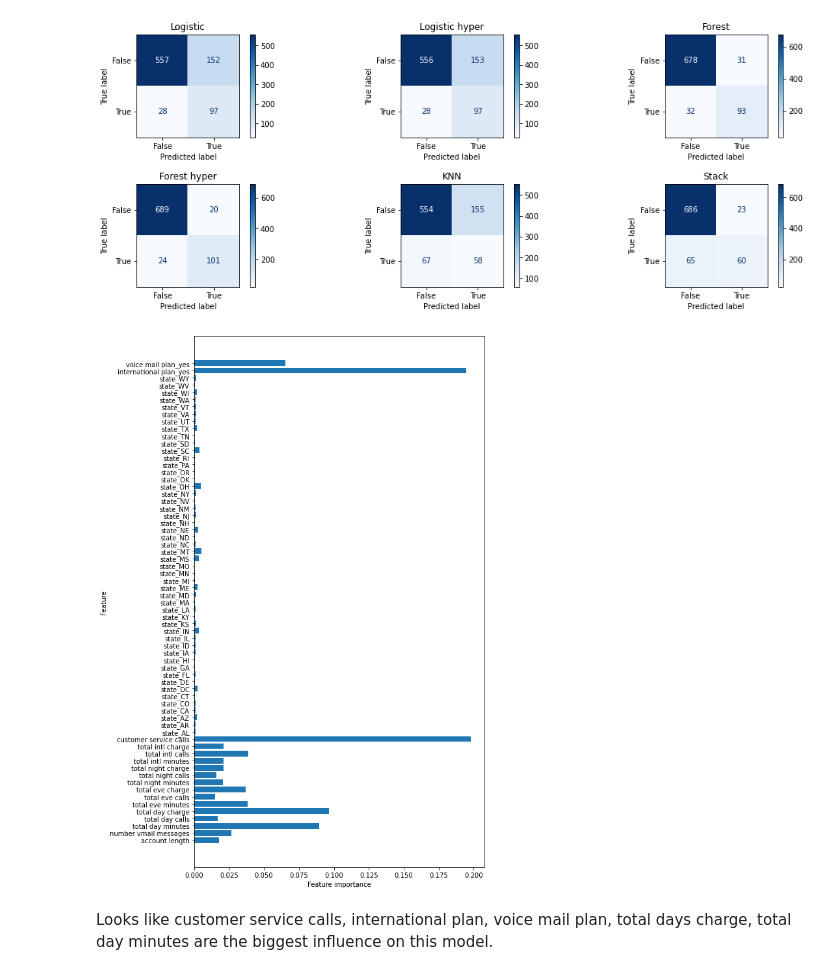
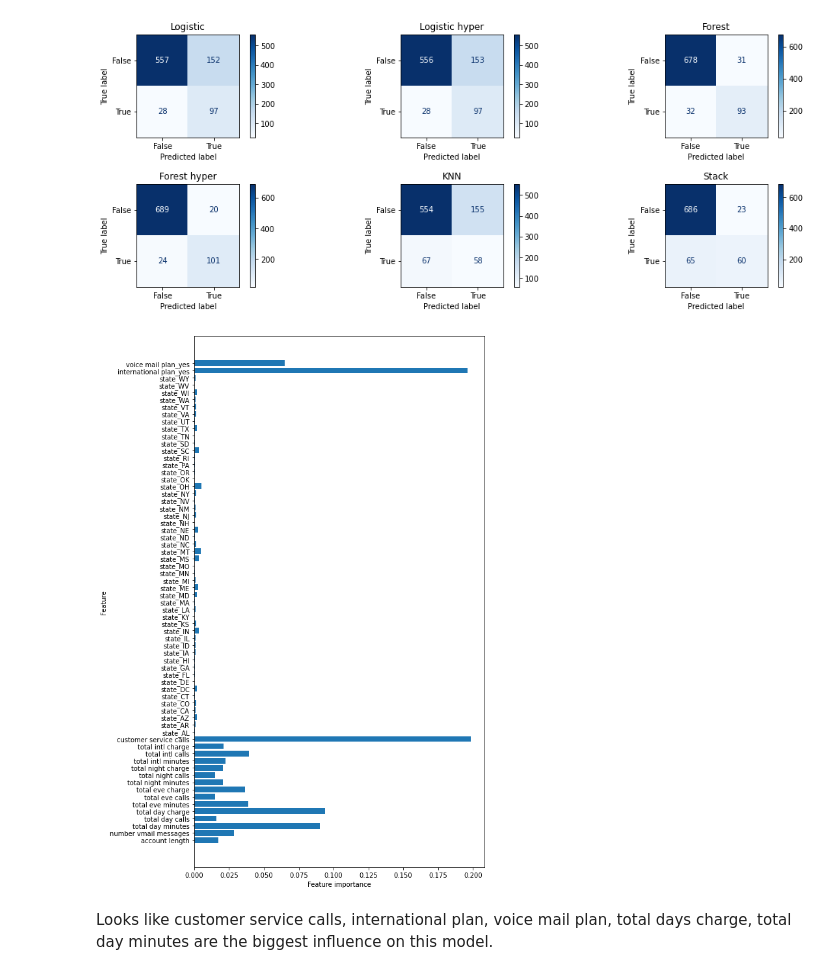
Before and after one commit to howen7/Predictive_Modeling, a Jupyter notebook: notebooks/exploratory/Hunter.ipynb, the cells around one changed output. Cells and saved outputs as stored; diff of their text form; code cells hidden in the pictures.

```diff
--- a/notebooks/exploratory/Hunter.ipynb
+++ b/notebooks/exploratory/Hunter.ipynb
@@ -339,9 +339,9 @@ def plot_feature_importances(model):
     plt.ylabel('Feature')
     plt.savefig(f'../report/figures/{str(model)}Feature_importance.png',dpi=300, bbox_inches='tight')
 # %%
-plot_feature_importances(forest2)
+plot_feature_importances(forest_final)
 # %% [output]
-[figure, old version]
+[figure, new version]
 # %% [markdown]
 Looks like customer service calls, international plan, voice mail plan, total days charge, total day minutes are the biggest influence on this model.
 # %% [markdown]
```
Also changed, not shown: parts of 5 cells of this notebook, 1 other file.
